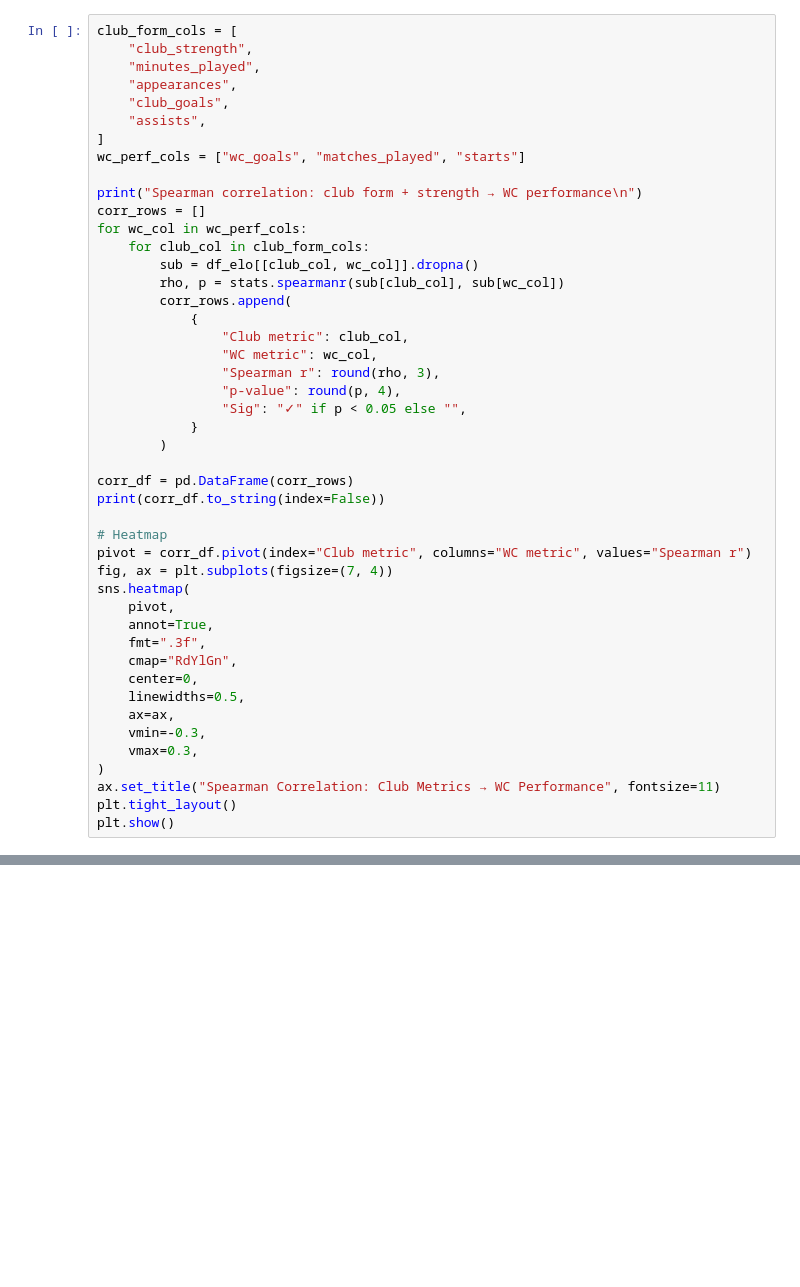
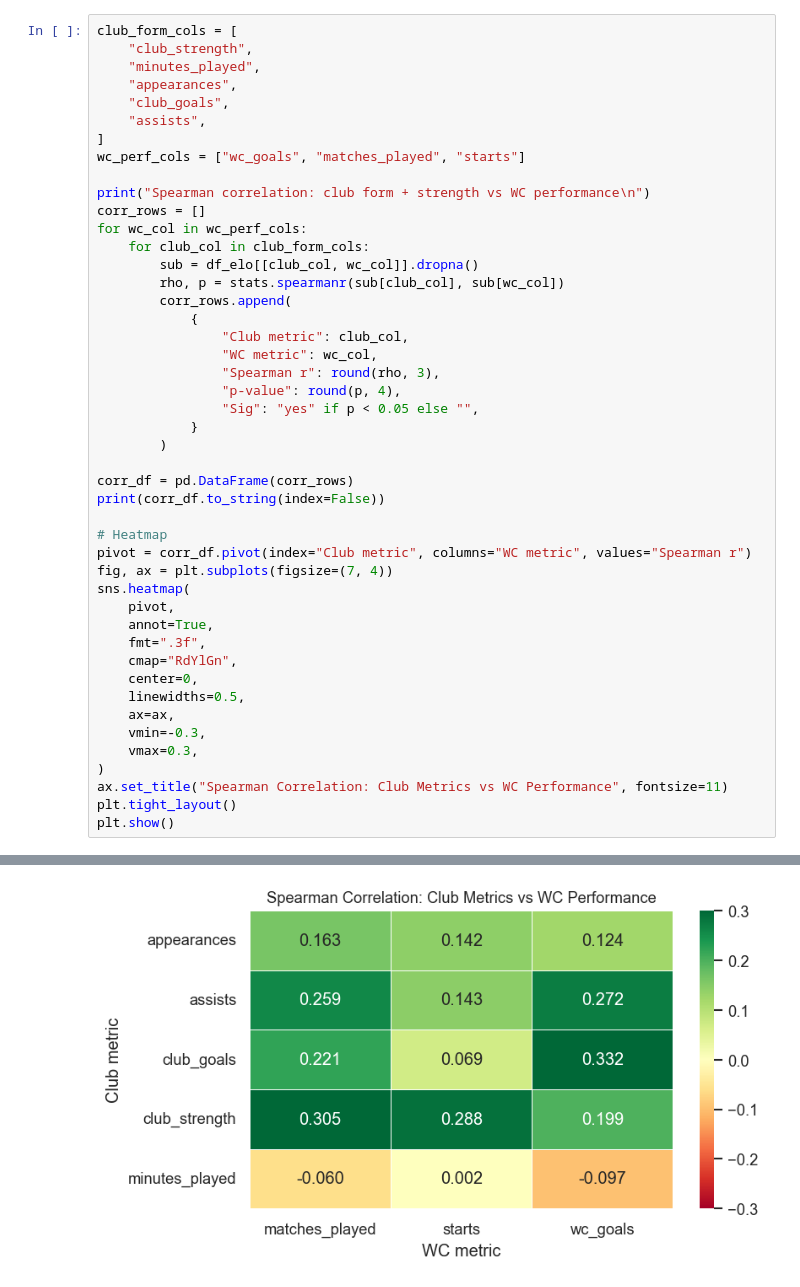
Before and after one commit to ngnk/IDS_705_Final, a Jupyter notebook: notebooks/eda/04_player_club_vs_wc_performance.ipynb, the cells around one changed output, grey strips where cells are left out. Saved outputs shown, nothing was run; the diff lists cells and outputs as text; blank space fills up the shorter version.

```diff
--- a/notebooks/eda/04_player_club_vs_wc_performance.ipynb
+++ b/notebooks/eda/04_player_club_vs_wc_performance.ipynb
@@ -209,7 +228,7 @@ club_form_cols = [
 ]
 wc_perf_cols = ["wc_goals", "matches_played", "starts"]
 
-print("Spearman correlation: club form + strength → WC performance\n")
+print("Spearman correlation: club form + strength vs WC performance\n")
 corr_rows = []
 for wc_col in wc_perf_cols:
     for club_col in club_form_cols:
@@ -221,7 +240,7 @@ for wc_col in wc_perf_cols:
                 "WC metric": wc_col,
                 "Spearman r": round(rho, 3),
                 "p-value": round(p, 4),
-                "Sig": "✓" if p < 0.05 else "",
+                "Sig": "yes" if p < 0.05 else "",
             }
         )
 
@@ -242,6 +261,7 @@ sns.heatmap(
     vmin=-0.3,
     vmax=0.3,
 )
-ax.set_title("Spearman Correlation: Club Metrics → WC Performance", fontsize=11)
+ax.set_title("Spearman Correlation: Club Metrics vs WC Performance", fontsize=11)
 plt.tight_layout()
 plt.show()
+# %% [output]
@@ -247,0 +286 @@ plt.show()
+[figure, added]
```
Also changed, not shown: parts of 12 cells of this notebook.
